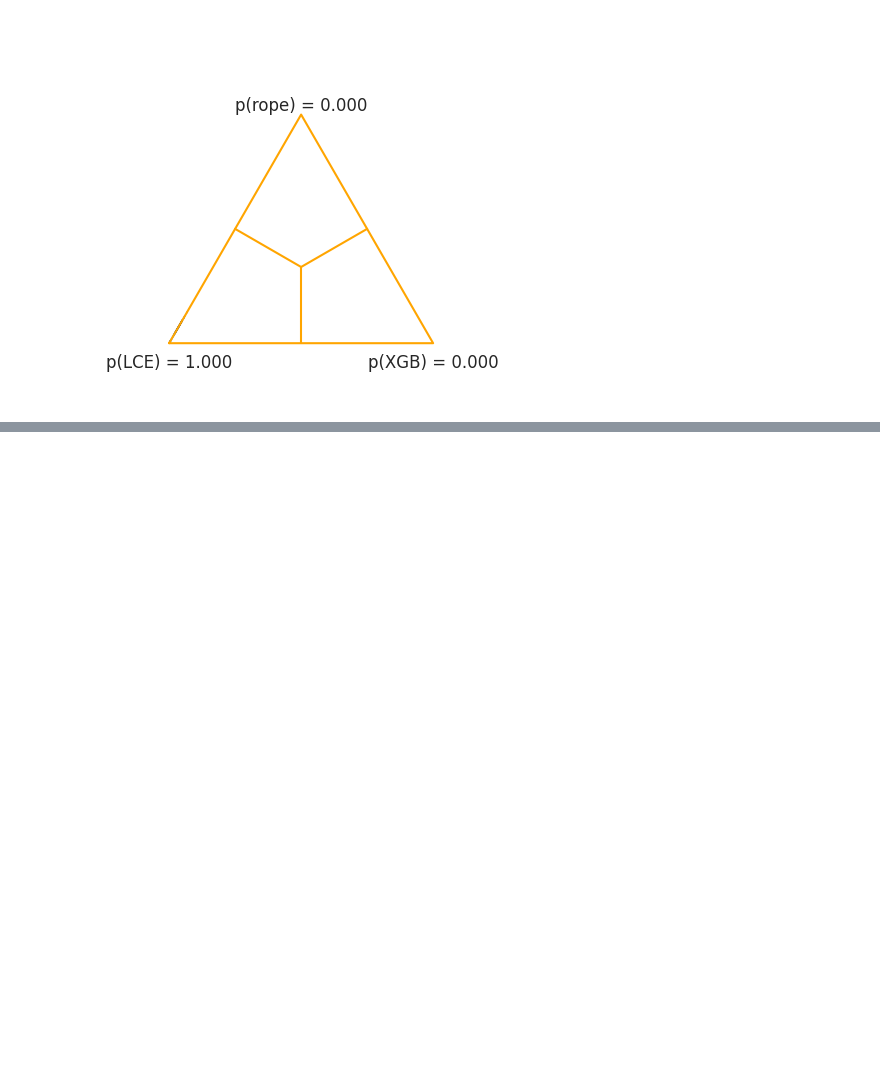
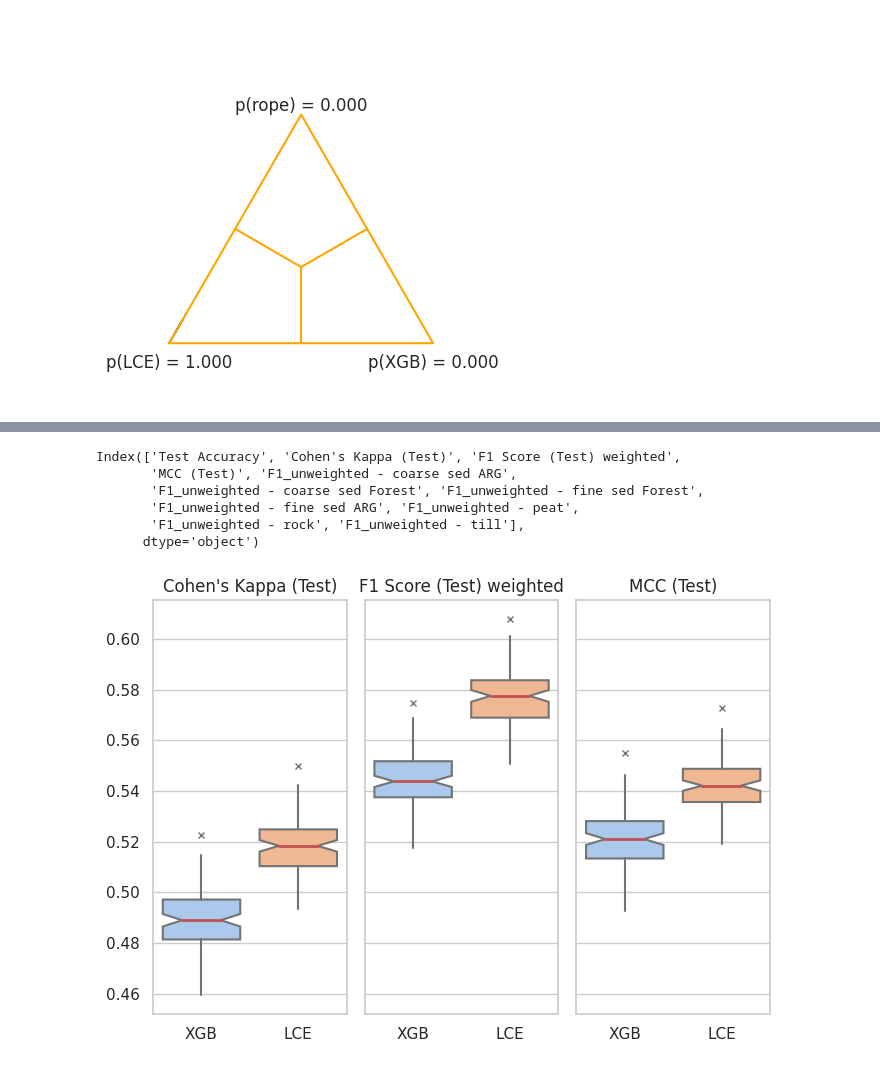
Before and after one commit to linyq017/Compare_models, a Jupyter notebook: 4. Bayesian_ttest_model_comparison.ipynb, the cells around one changed output, grey strips where cells are left out. Saved outputs shown, nothing was run; the diff lists cells and outputs as text; code cells hidden in the pictures; blank space fills up the shorter version.

Commit message:
created more boxplots

```diff
--- a/4. Bayesian_ttest_model_comparison.ipynb
+++ b/4. Bayesian_ttest_model_comparison.ipynb
@@ -10,9 +10,9 @@ import seaborn as sns
 lce = pd.read_csv('/workspace/data/SGU/SFSI/SFSI/LCE10x_akermark_7class/20231113092344/LCE_test_metrics.csv', sep= ',', decimal = '.')
 xgb = pd.read_csv('/workspace/data/SGU/SFSI/SFSI/XBG10x_akermark_7class/20231115122858/XGB_test_metrics.csv', sep= ',', decimal = '.')
 # read MCC
-lce = lce['MCC (Test)'].to_numpy()
-xgb = xgb['MCC (Test)'].to_numpy()
-x = np.column_stack((lce, xgb))
+lce_mcc = lce['MCC (Test)'].to_numpy()
+xgb_mcc = xgb['MCC (Test)'].to_numpy()
+x = np.column_stack((lce_mcc, xgb_mcc))
 x.ndim, x
 # %% [output]
 (2,
@@ -158,0 +161,36 @@ plt.xlabel('MCC of LCE-XGB on combined dataset');
+# %%
+lce.columns
+# %% [output]
+Index(['Test Accuracy', 'Cohen's Kappa (Test)', 'F1 Score (Test) weighted',
+       'MCC (Test)', 'F1_unweighted - coarse sed ARG',
+       'F1_unweighted - coarse sed Forest', 'F1_unweighted - fine sed Forest',
+       'F1_unweighted - fine sed ARG', 'F1_unweighted - peat',
+       'F1_unweighted - rock', 'F1_unweighted - till'],
+      dtype='object')
+# %%
+
+# Columns to plot
+columns_to_plot = ["Cohen's Kappa (Test)", 'F1 Score (Test) weighted', 'MCC (Test)']
+palette = sns.color_palette("pastel")  # You can choose a different palette
+
+# Number of subplots
+num_subplots = len(columns_to_plot)
+
+# Create subplots with shared y-axis
+fig, axs = plt.subplots(1, num_subplots, figsize=(7, 5), sharey=True)
+
+# Plot each column side by side using Seaborn boxplot
+for i, column in enumerate(columns_to_plot):
+    sns.boxplot(data=[xgb[column], lce[column]], ax=axs[i], palette=palette,notch=True, showcaps=False,
+    flierprops={"marker": "x"},
+    medianprops={"color": "r", "linewidth": 2},)
+    axs[i].set_title(column)
+    axs[i].set_xticklabels(['XGB', 'LCE'])
+
+# Adjust layout
+plt.tight_layout()
+
+# Show the plot
+plt.show()
+# %% [output]
+[figure, added]
```
Also changed, not shown: parts of 7 cells of this notebook.
